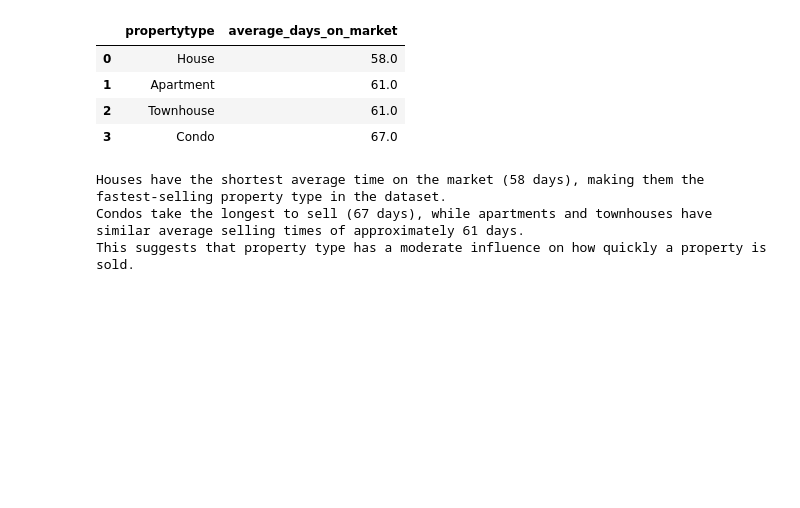
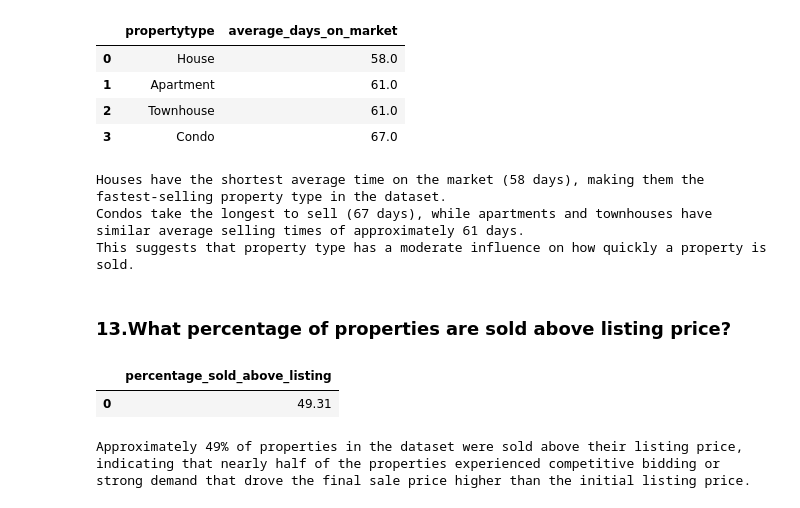
Before and after one commit to mukundnaramesh2605/guvi-python-sql-pandas-project-1, a Jupyter notebook: project.ipynb, the cells around one changed output. Saved outputs shown, nothing was run; the diff lists cells and outputs as text; code cells hidden in the pictures; blank space fills up the shorter version.

Commit message:
13.What percentage of properties are sold above listing price?

```diff
--- a/project.ipynb
+++ b/project.ipynb
@@ -816,3 +816,28 @@ print(interpretation)
 Houses have the shortest average time on the market (58 days), making them the fastest-selling property type in the dataset.
 Condos take the longest to sell (67 days), while apartments and townhouses have similar average selling times of approximately 61 days.
 This suggests that property type has a moderate influence on how quickly a property is sold.
+# %% [markdown]
+### 13.What percentage of properties are sold above listing price?
+# %%
+query13 = """
+SELECT ROUND(SUM(
+                CASE
+                WHEN s.saleprice > l.price THEN 1
+                ELSE 0
+            END) * 100.0 / COUNT(*),
+        2
+    ) AS percentage_sold_above_listing
+FROM listings l
+JOIN sales s
+ON l.listingid = s.listingid;"""
+result13 = pd.read_sql(query13, conn)
+display(result13)
+interpretation = """
+Approximately 49% of properties in the dataset were sold above their listing price,
+indicating that nearly half of the properties experienced competitive bidding or strong demand that drove the final sale price higher than the initial listing price."""
+print(interpretation)
+# %% [output]
+|  | percentage_sold_above_listing |
+| 0 | 49.31 |
+Approximately 49% of properties in the dataset were sold above their listing price,
+indicating that nearly half of the properties experienced competitive bidding or strong demand that drove the final sale price higher than the initial listing price.
```
